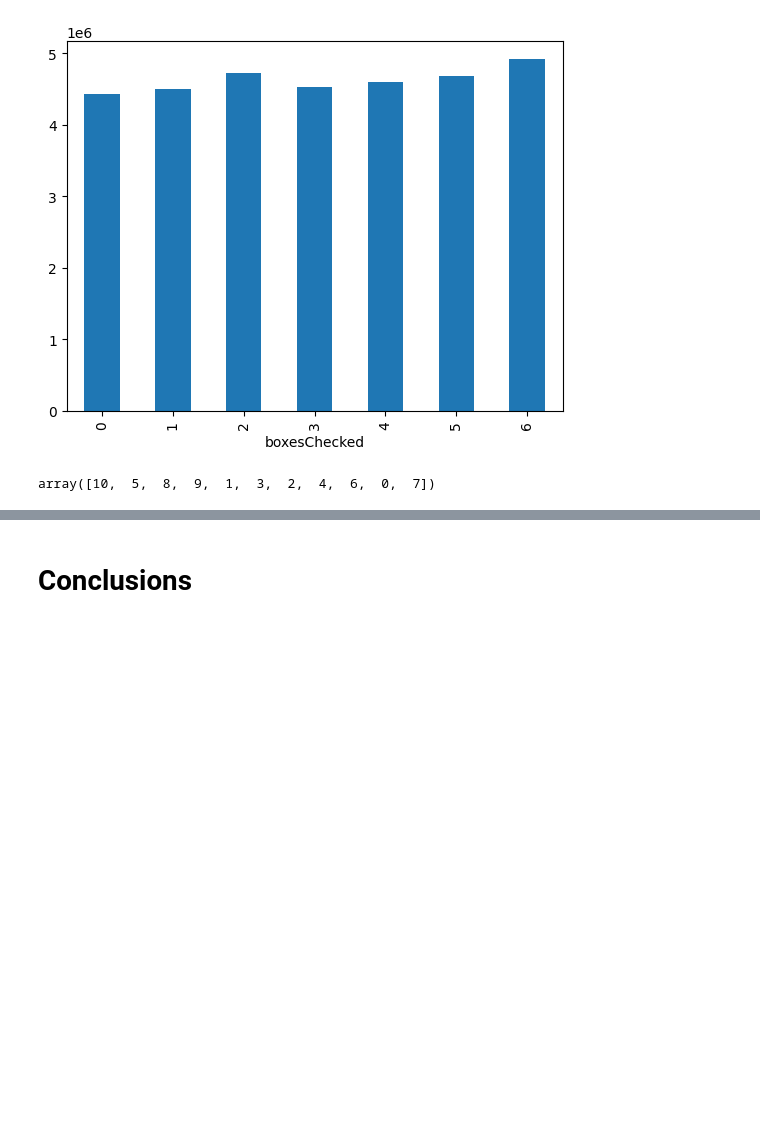
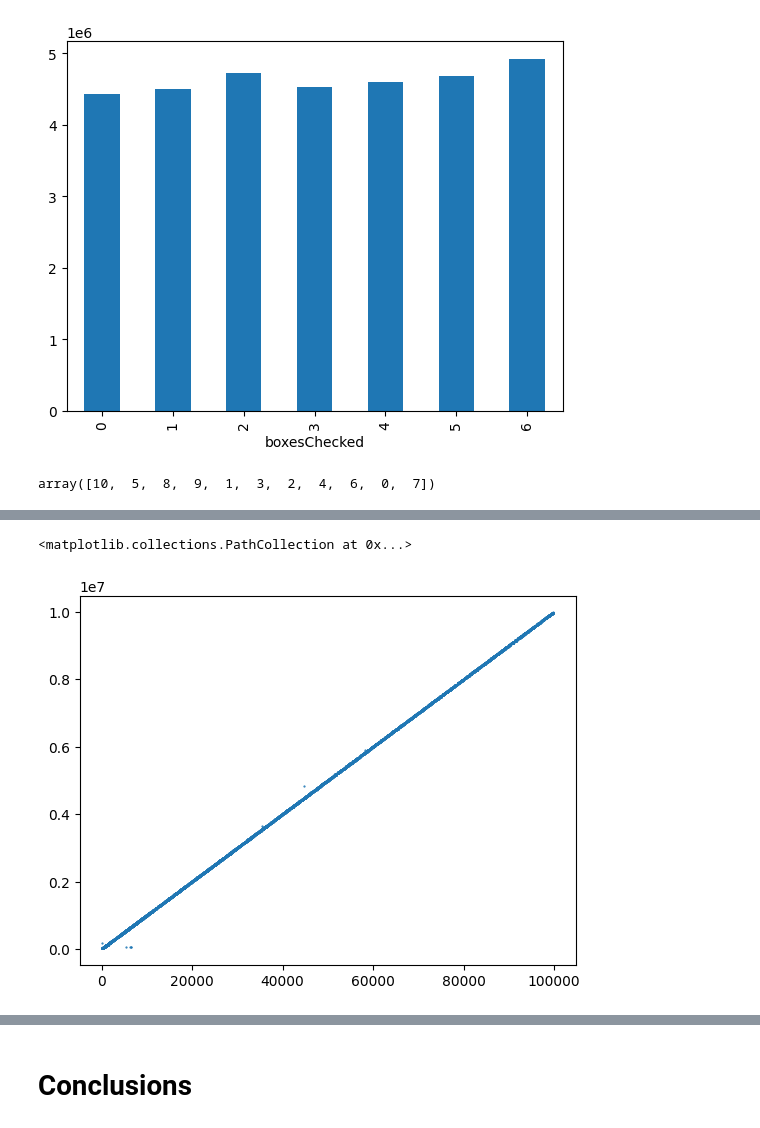
Before and after one commit to PashaIanko/Kaggle.ParisHousingPrices, a Jupyter notebook: 1_data_exploration.ipynb, the cells around one changed output, grey strips where cells are left out. Saved outputs shown, nothing was run; the diff lists cells and outputs as text; code cells hidden in the pictures; blank space fills up the shorter version.

```diff
--- a/1_data_exploration.ipynb
+++ b/1_data_exploration.ipynb
@@ -941,0 +951,9 @@ array([10,  5,  8,  9,  1,  3,  2,  4,  6,  0,  7])
+# %%
+plt.scatter(
+    y=df_train['price'],
+    x=df_train['squareMeters'],
+    s=0.3
+)
+# %% [output]
+<matplotlib.collections.PathCollection at 0x...>
+[figure, added]
```
Also changed, not shown: parts of 5 cells of this notebook.
